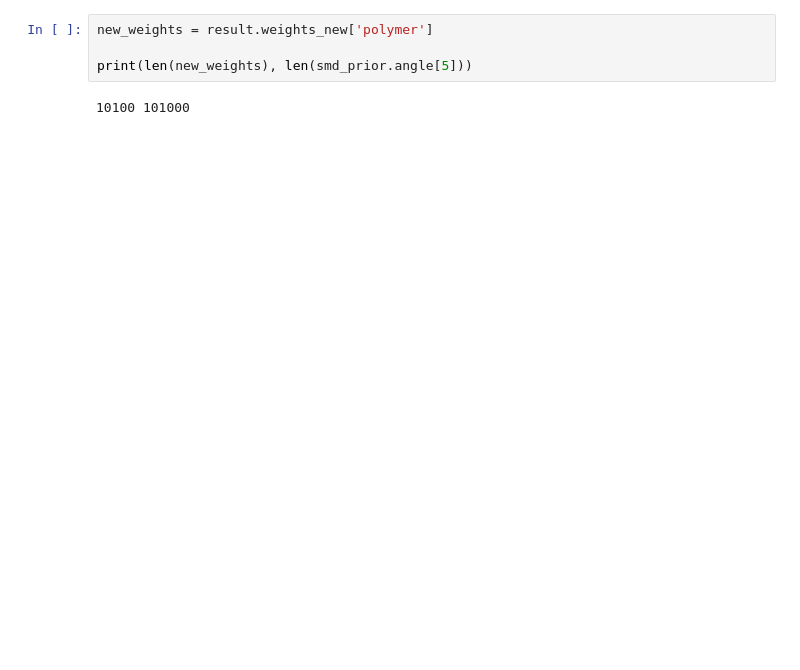
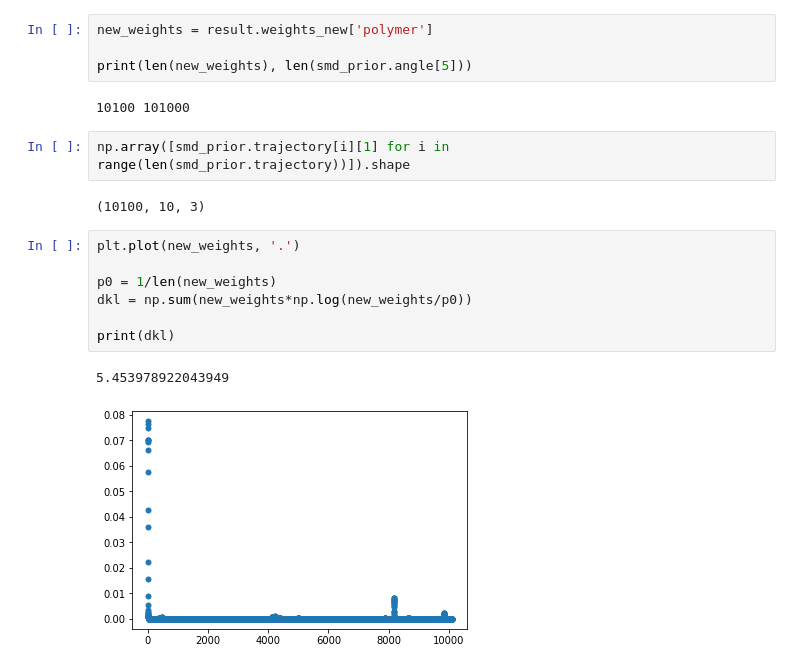
Before and after one commit to DavideDiVora/MD_refinement_on-the-fly, a Jupyter notebook: notebooks/reweighting_only.ipynb, the cells around one changed output. Drawn from its saved outputs; the diff is of its cells as text; blank space fills up the shorter version.

```diff
--- a/notebooks/reweighting_only.ipynb
+++ b/notebooks/reweighting_only.ipynb
@@ -145,4 +210,18 @@ new_weights = result.weights_new['polymer']
 print(len(new_weights), len(smd_prior.angle[5]))
 # %% [output]
 10100 101000
+# %%
+np.array([smd_prior.trajectory[i][1] for i in range(len(smd_prior.trajectory))]).shape
+# %% [output]
+(10100, 10, 3)
+# %%
+plt.plot(new_weights, '.')
+
+p0 = 1/len(new_weights)
+dkl = np.sum(new_weights*np.log(new_weights/p0))
+
+print(dkl)
+# %% [output]
+5.453978922043949
+[figure, added]
 # %%
```
Also changed, not shown: parts of 33 cells of this notebook.
